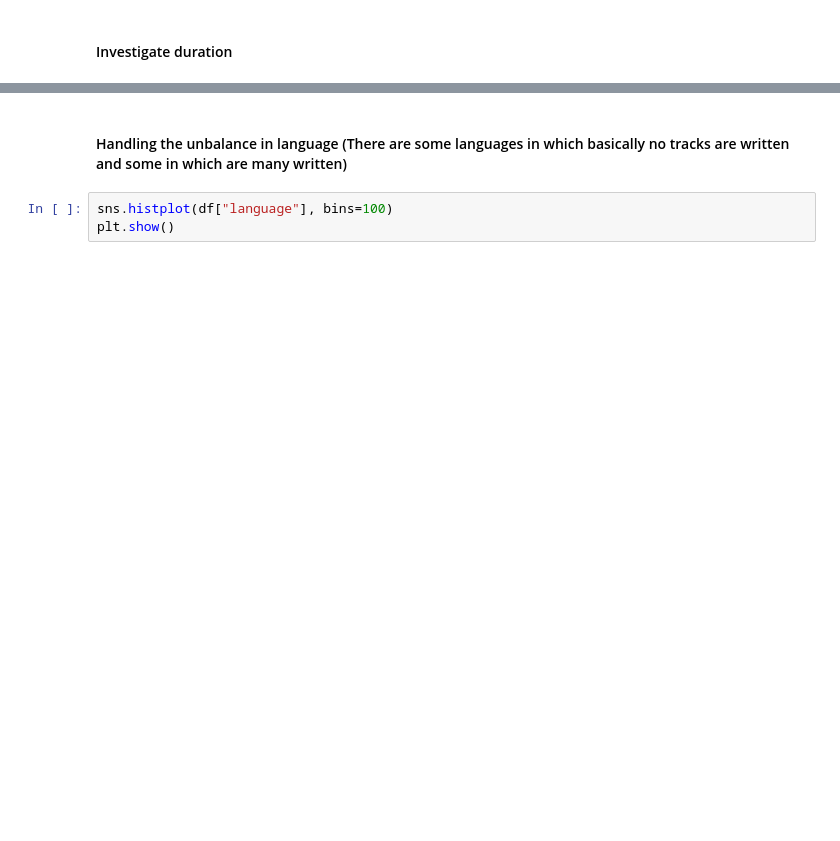
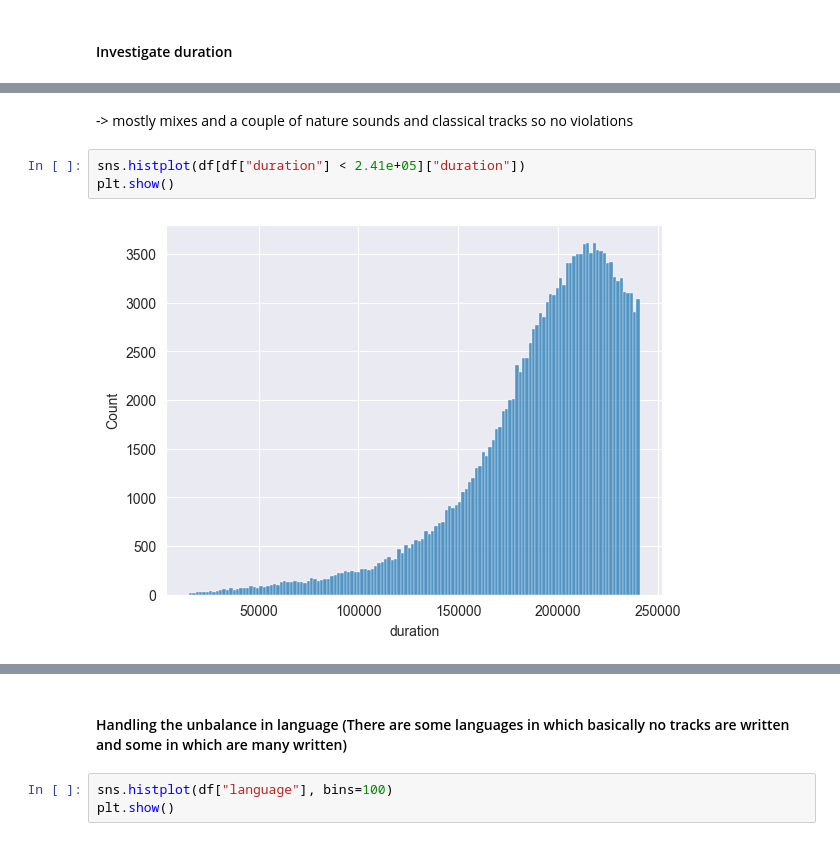
Before and after one commit to Florian-Dreyer/Spotify-Track-Popularity-Analyses, a Jupyter notebook: Popularity Prediction.ipynb, the cells around one changed output, grey strips where cells are left out. Saved outputs shown, nothing was run; the diff lists cells and outputs as text; blank space fills up the shorter version.

Commit message:
finished handling range violations

```diff
--- a/Popularity Prediction.ipynb
+++ b/Popularity Prediction.ipynb
@@ -529,0 +622,7 @@ TypeError: 'int' object is not subscriptable
+# %% [markdown]
+-> mostly mixes and a couple of nature sounds and classical tracks so no violations
+# %%
+sns.histplot(df[df["duration"] < 2.41e+05]["duration"])
+plt.show()
+# %% [output]
+[figure, added]
```
Also changed, not shown: parts of 24 cells of this notebook.
